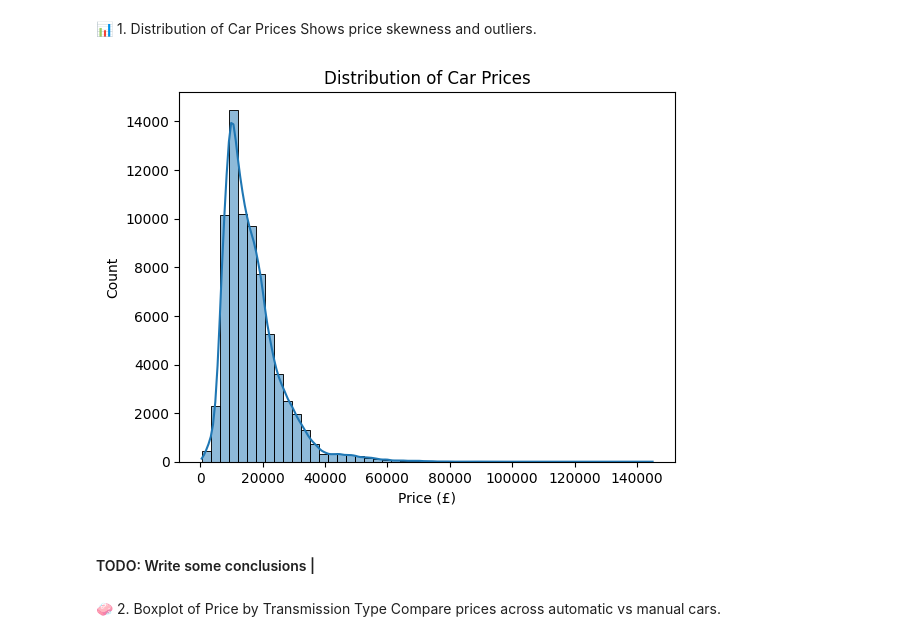
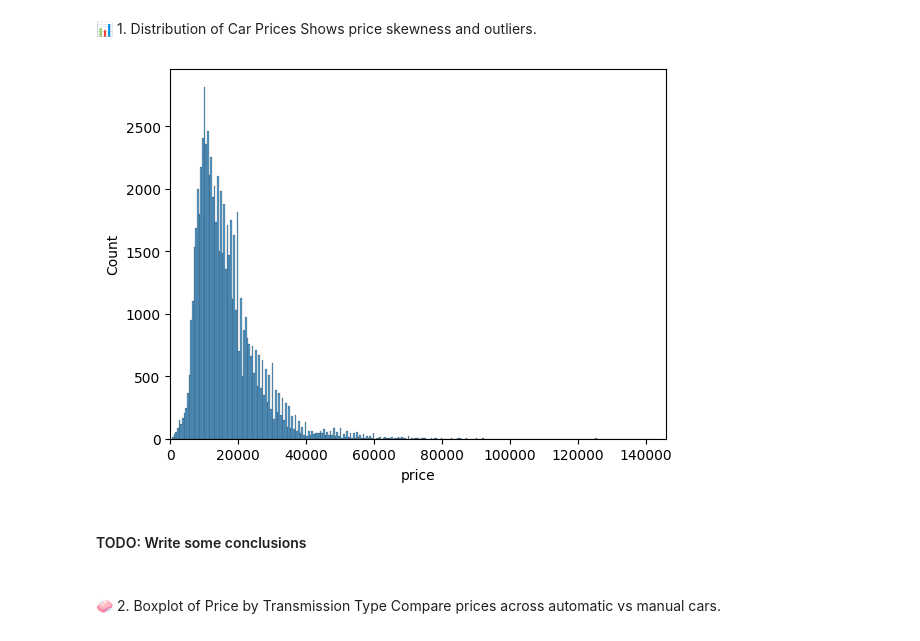
Before and after one commit to kovexison/Practica-AI, a Jupyter notebook: 01-ML-Regression/car_prices_regression.ipynb, the cells around one changed output. Drawn from its saved outputs; the diff is of its cells as text; code cells hidden in the pictures.

```diff
--- a/01-ML-Regression/car_prices_regression.ipynb
+++ b/01-ML-Regression/car_prices_regression.ipynb
@@ -155,18 +205,25 @@ df
 📊 1. Distribution of Car Prices
 Shows price skewness and outliers.
 # %%
+
+
 import seaborn as sns
 import matplotlib.pyplot as plt
+import numpy as np
 
-sns.histplot(df['price'], bins=50, kde=True)
-plt.title('Distribution of Car Prices')
-plt.xlabel('Price (£)')
-plt.ylabel('Count')
+# Generate sample data
+data = np.random.normal(loc=50, scale=10, size=1000)  # Normal distribution
+data = np.append(data, [150, 160, 170])  # Add outliers
+
+# Plot histogram
+sns.histplot(data=df, x="price")
+plt.xlim(0, df["price"].max() + 1000)  # extend range to include outlier
 plt.show()
 # %% [output]
-[figure, old version]
+[figure, new version]
 # %% [markdown]
-####  TODO: Write some conclusions |
+####  TODO: Write some conclusions
+####
 # %% [markdown]
 🧼 2. Boxplot of Price by Transmission Type
 Compare prices across automatic vs manual cars.
```
Also changed, not shown: parts of 6 cells of this notebook, 1 other file.
